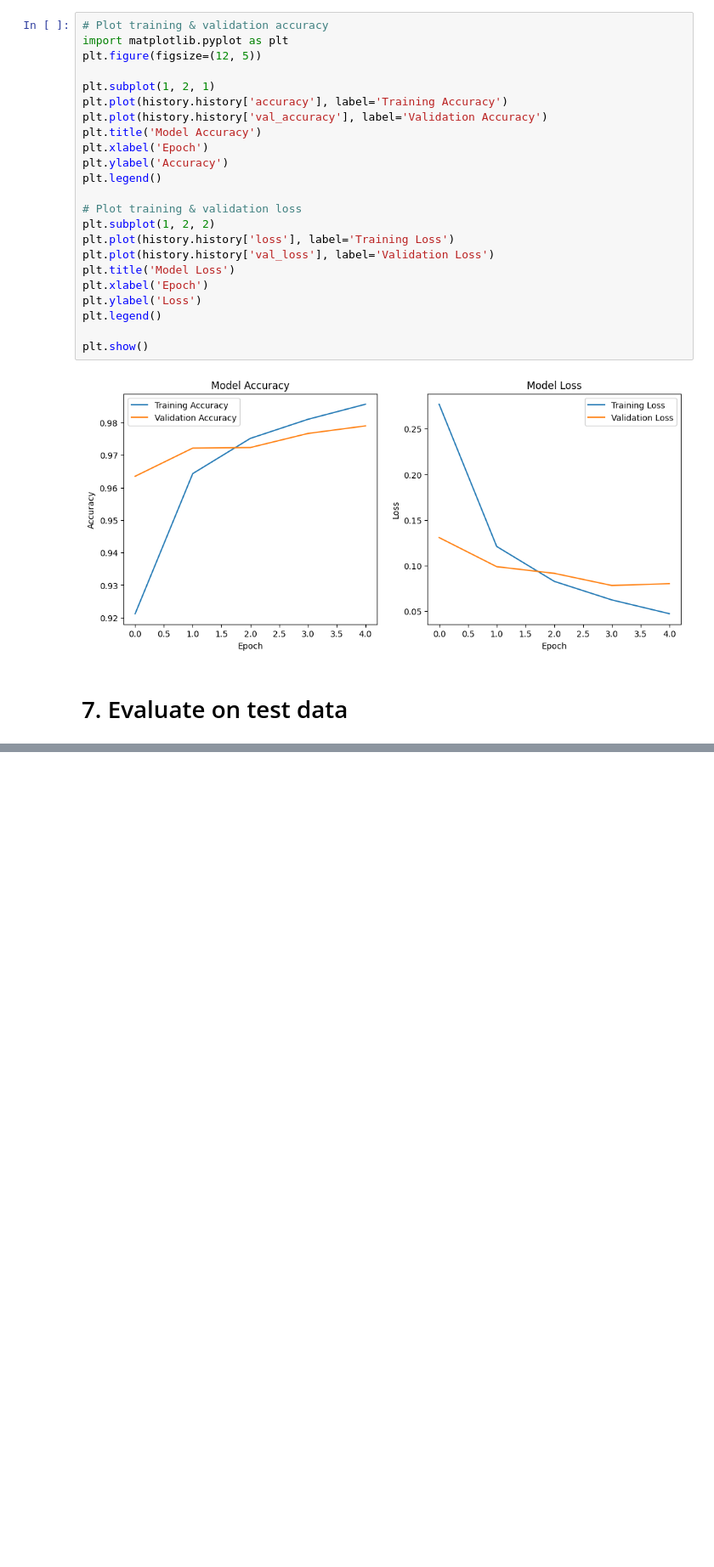
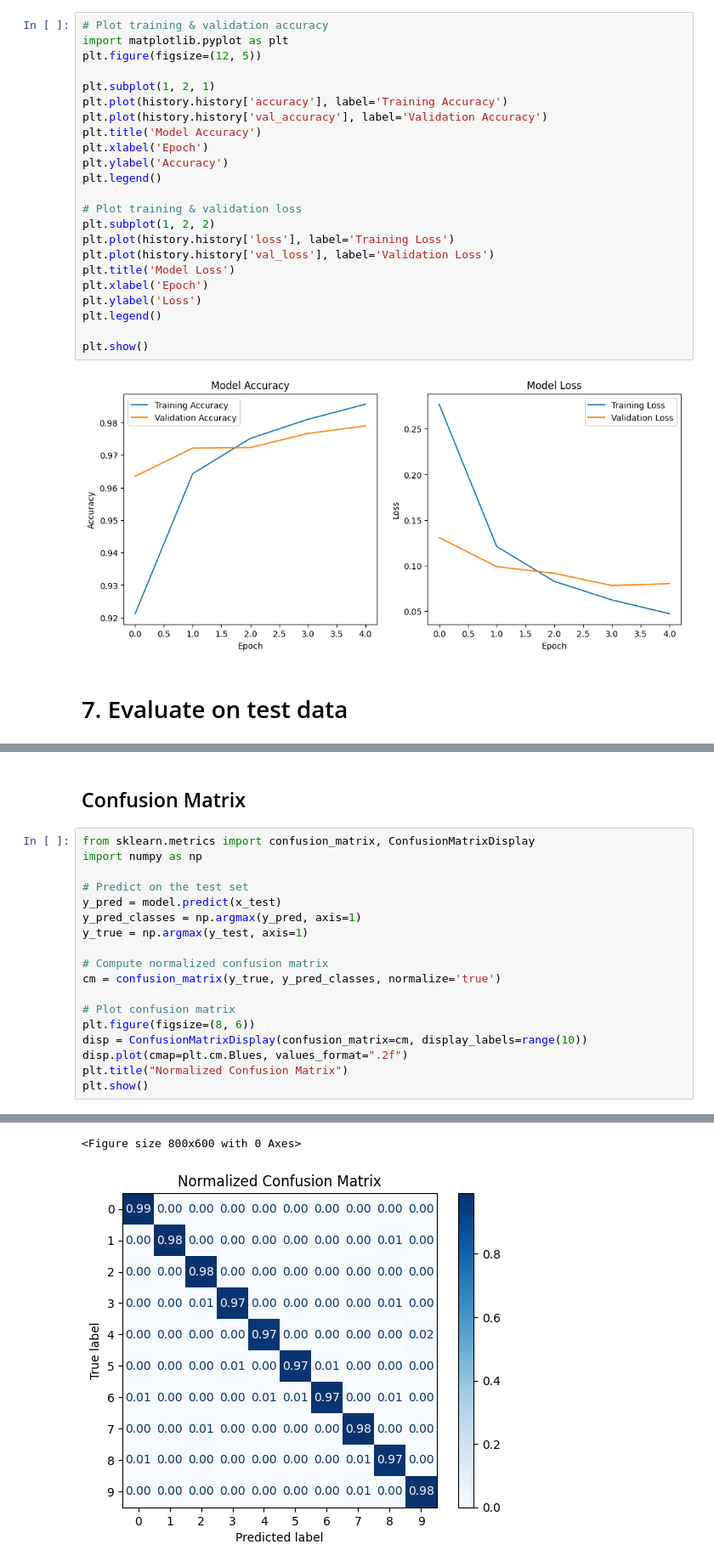
Before and after one commit to yibesh/DeepLearning, a Jupyter notebook: day2.ipynb, the cells around one changed output, grey strips where cells are left out. Shown: that part at 85% size. Drawn from its saved outputs; the diff is of its cells as text; blank space fills up the shorter version.

```diff
--- a/day2.ipynb
+++ b/day2.ipynb
@@ -90 +92,22 @@ print("Test accuracy:", test_acc)
 Test accuracy: 0.9767000079154968
+# %% [markdown]
+## Confusion Matrix
+# %%
+from sklearn.metrics import confusion_matrix, ConfusionMatrixDisplay
+import numpy as np
+
+# Predict on the test set
+y_pred = model.predict(x_test)
+y_pred_classes = np.argmax(y_pred, axis=1)
+y_true = np.argmax(y_test, axis=1)
+
+# Compute normalized confusion matrix
+cm = confusion_matrix(y_true, y_pred_classes, normalize='true')
+
+# Plot confusion matrix
+plt.figure(figsize=(8, 6))
+disp = ConfusionMatrixDisplay(confusion_matrix=cm, display_labels=range(10))
+disp.plot(cmap=plt.cm.Blues, values_format=".2f")
+plt.title("Normalized Confusion Matrix")
+plt.show()
+# %% [output]
@@ -90,0 +115,2 @@ Test accuracy: 0.9767000079154968
+<Figure size 800x600 with 0 Axes>
+[figure, added]
```
Also changed, not shown: parts of 3 cells of this notebook.
